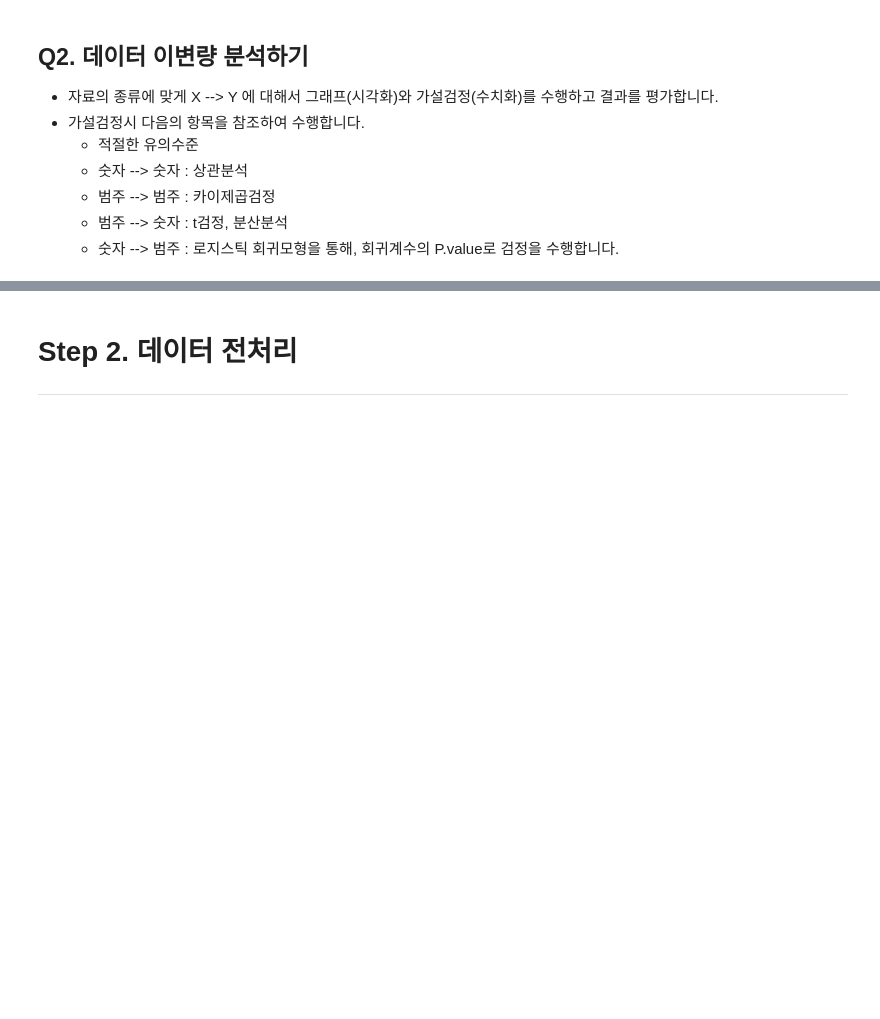
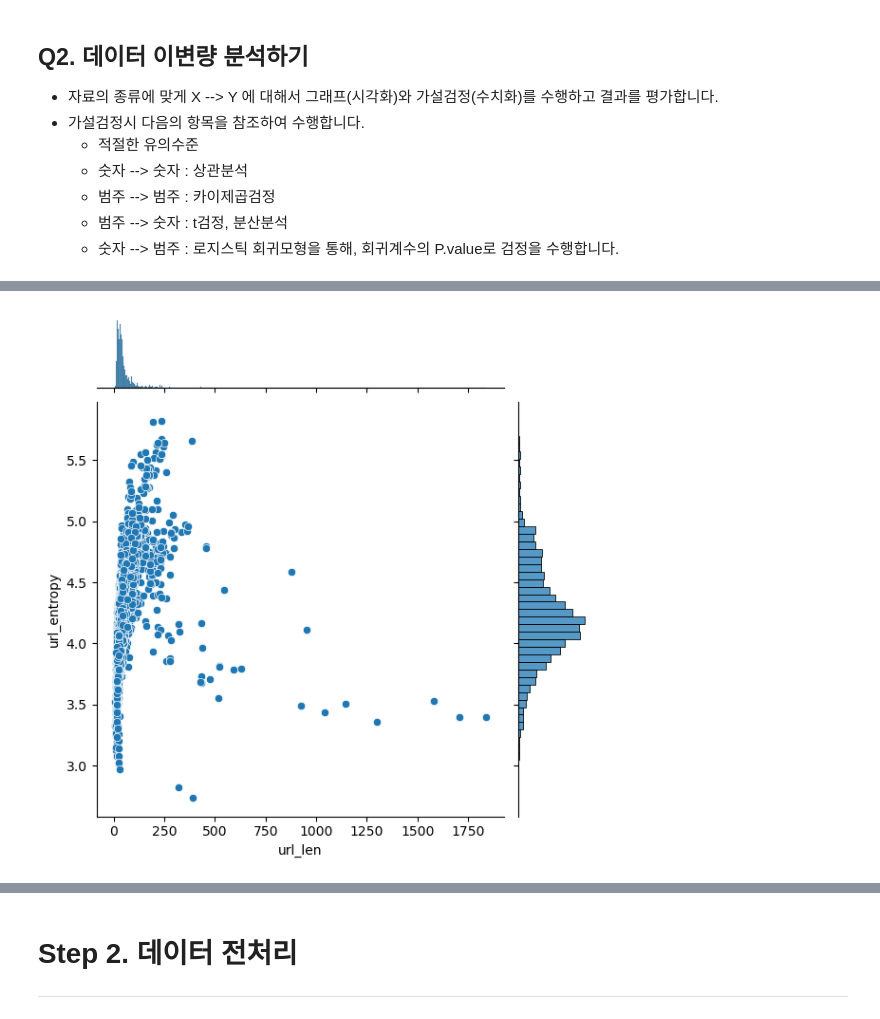
Before and after one commit to ssoong12/KT_aivle_school_AI_track, a Jupyter notebook: 09. MINI_PJ2/악성사이트/2. 데이터 전처리.ipynb, the cells around one changed output, grey strips where cells are left out. Drawn from its saved outputs; the diff is of its cells as text; code cells hidden in the pictures; blank space fills up the shorter version.

Commit message:
수치 vs 수치 이변량 분석, 시각화, 상관계수 시각화 heatmap

```diff
--- a/09. MINI_PJ2/악성사이트/2. 데이터 전처리.ipynb
+++ b/09. MINI_PJ2/악성사이트/2. 데이터 전처리.ipynb
@@ -176,0 +240,5 @@ data.corr()
+# %%
+sns.jointplot(x='url_len', y='url_entropy', data = data) # 각각의 분포와 산점도를 함께 보여줌
+plt.show()
+# %% [output]
+[figure, added]
```
Also changed, not shown: parts of 13 cells of this notebook.
